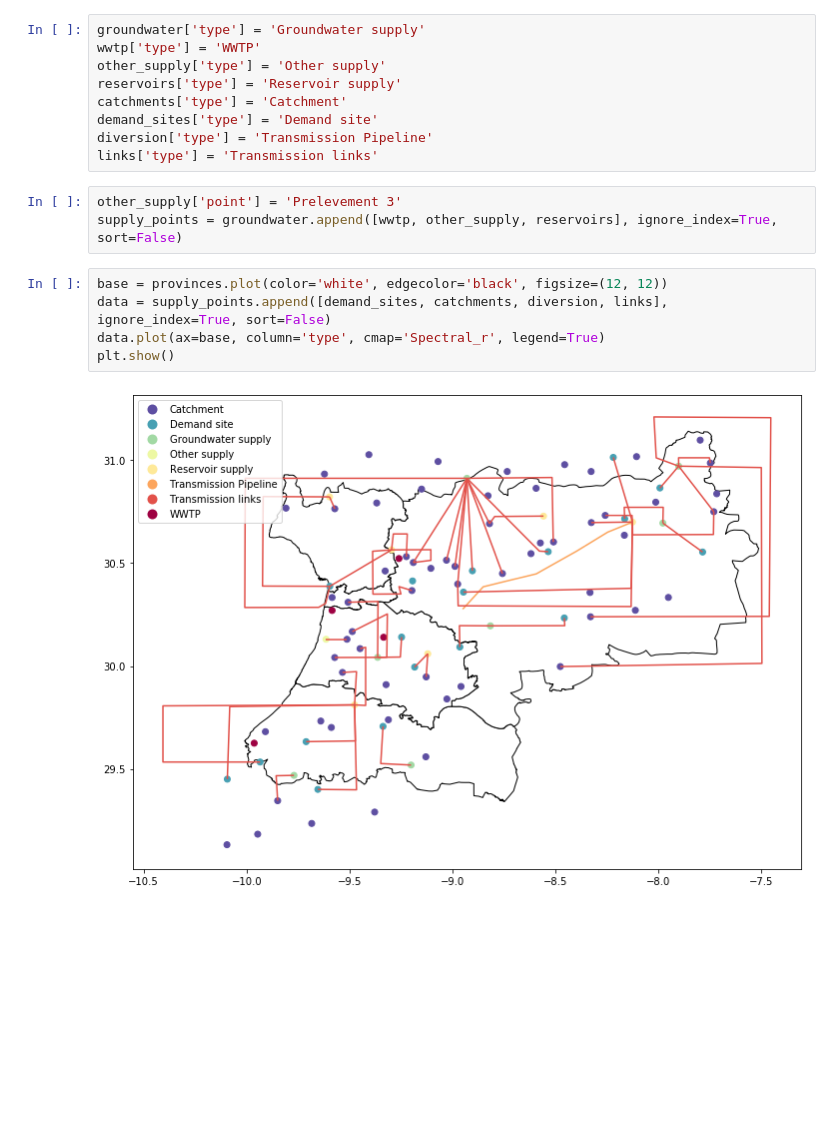
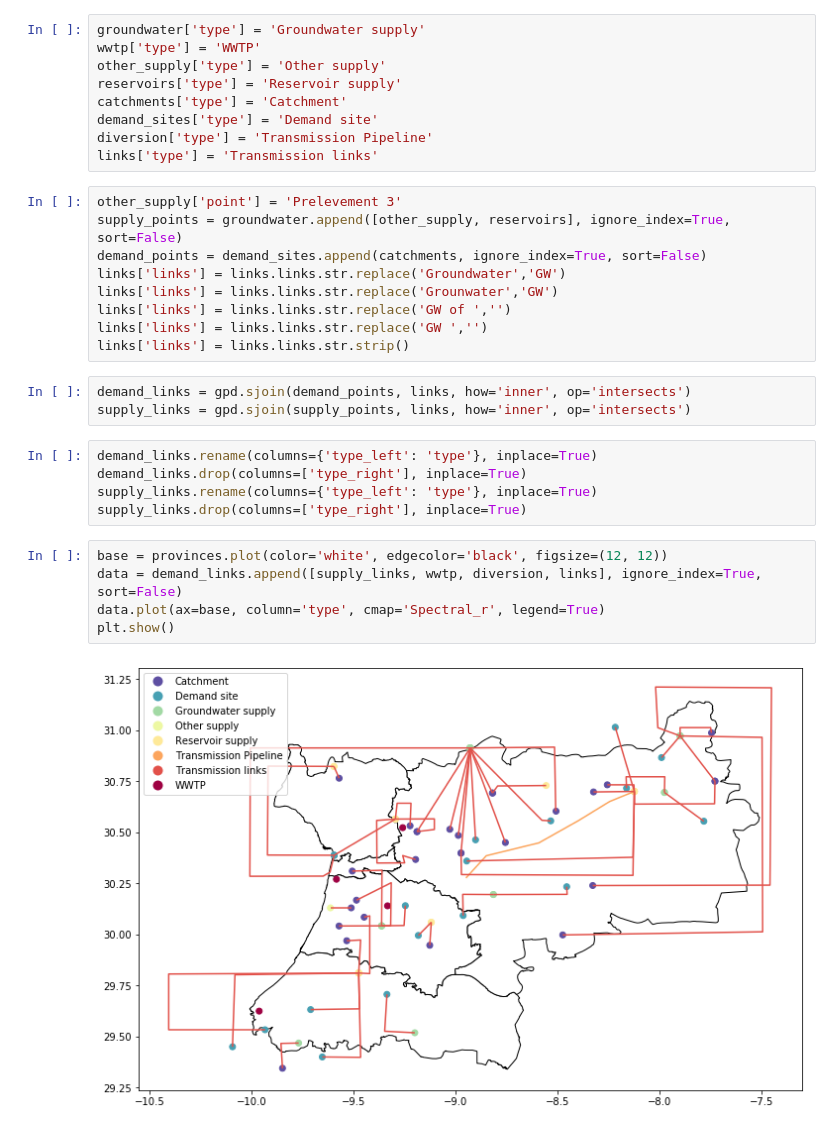
Before and after one commit to KTH-dESA/FAO, a Jupyter notebook: Souss-Massa-schematic.ipynb, the cells around one changed output. Drawn from its saved outputs; the diff is of its cells as text; blank space fills up the shorter version.

```diff
--- a/Souss-Massa-schematic.ipynb
+++ b/Souss-Massa-schematic.ipynb
@@ -54,13 +53,27 @@ catchments['type'] = 'Catchment'
 demand_sites['type'] = 'Demand site'
 diversion['type'] = 'Transmission Pipeline'
 links['type'] = 'Transmission links'
-# %%
-other_supply['point'] = 'Prelevement 3'
-supply_points = groundwater.append([wwtp, other_supply, reservoirs], ignore_index=True, sort=False)
+# %%
+other_supply['point'] = 'Prelevement 3'
+supply_points = groundwater.append([other_supply, reservoirs], ignore_index=True, sort=False)
+demand_points = demand_sites.append(catchments, ignore_index=True, sort=False)
+links['links'] = links.links.str.replace('Groundwater','GW')
+links['links'] = links.links.str.replace('Grounwater','GW')
+links['links'] = links.links.str.replace('GW of ','')
+links['links'] = links.links.str.replace('GW ','')
+links['links'] = links.links.str.strip()
+# %%
+demand_links = gpd.sjoin(demand_points, links, how='inner', op='intersects')
+supply_links = gpd.sjoin(supply_points, links, how='inner', op='intersects')
+# %%
+demand_links.rename(columns={'type_left': 'type'}, inplace=True)
+demand_links.drop(columns=['type_right'], inplace=True)
+supply_links.rename(columns={'type_left': 'type'}, inplace=True)
+supply_links.drop(columns=['type_right'], inplace=True)
 # %%
 base = provinces.plot(color='white', edgecolor='black', figsize=(12, 12))
-data = supply_points.append([demand_sites, catchments, diversion, links], ignore_index=True, sort=False)
+data = demand_links.append([supply_links, wwtp, diversion, links], ignore_index=True, sort=False)
 data.plot(ax=base, column='type', cmap='Spectral_r', legend=True)
 plt.show()
 # %% [output]
-[figure, old version]
+[figure, new version]
```
Also changed, not shown: parts of 6 cells of this notebook, 2 other files.
